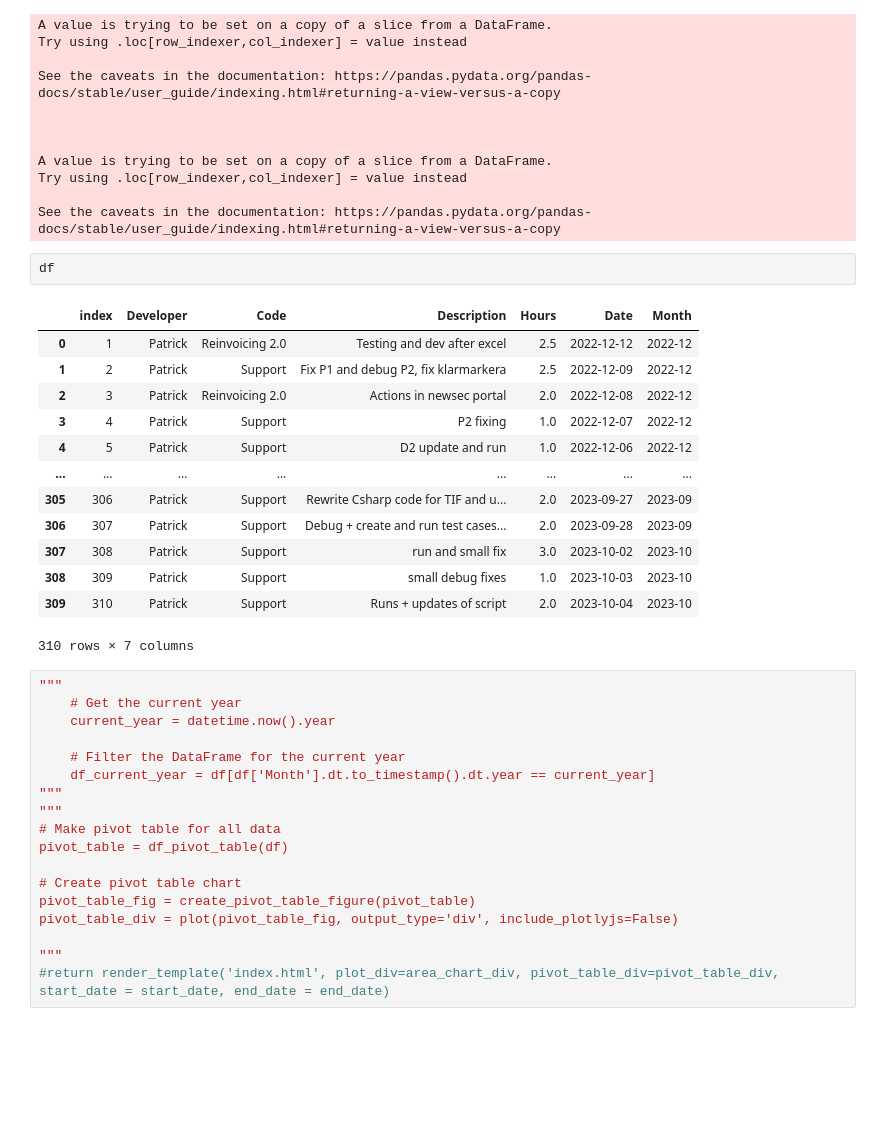
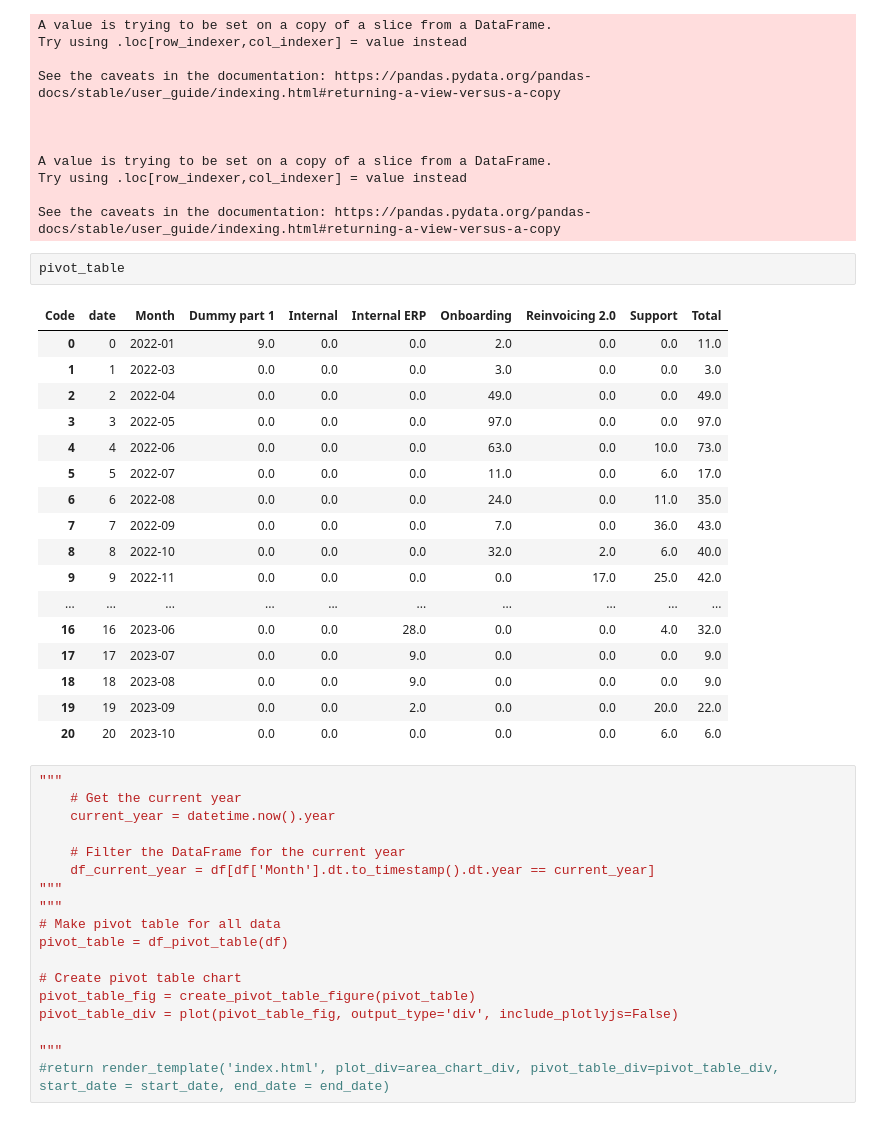
Before and after one commit to pzazFW/dashboardWbpage, a Jupyter notebook: test.ipynb, the cells around one changed output. Cells and saved outputs as stored; diff of their text form; blank space fills up the shorter version.

```diff
--- a/test.ipynb
+++ b/test.ipynb
@@ -51,22 +51,26 @@ A value is trying to be set on a copy of a slice from a DataFrame.
 Try using .loc[row_indexer,col_indexer] = value instead
 
 See the caveats in the documentation: https://pandas.pydata.org/pandas-docs/stable/user_guide/indexing.html#returning-a-view-versus-a-copy
-# %%
-df
-# %% [output]
-|  | index | Developer | Code | Description | Hours | Date | Month |
-| 0 | 1 | Patrick | Reinvoicing 2.0 | Testing and dev after excel | 2.5 | 2022-12-12 | 2022-12 |
-| 1 | 2 | Patrick | Support | Fix P1 and debug P2, fix klarmarkera | 2.5 | 2022-12-09 | 2022-12 |
-| 2 | 3 | Patrick | Reinvoicing 2.0 | Actions in newsec portal | 2.0 | 2022-12-08 | 2022-12 |
-| 3 | 4 | Patrick | Support | P2 fixing | 1.0 | 2022-12-07 | 2022-12 |
-| 4 | 5 | Patrick | Support | D2 update and run | 1.0 | 2022-12-06 | 2022-12 |
-| ... | ... | ... | ... | ... | ... | ... | ... |
-| 305 | 306 | Patrick | Support | Rewrite Csharp code for TIF and u... | 2.0 | 2023-09-27 | 2023-09 |
-| 306 | 307 | Patrick | Support | Debug + create and run test cases... | 2.0 | 2023-09-28 | 2023-09 |
-| 307 | 308 | Patrick | Support | run and small fix | 3.0 | 2023-10-02 | 2023-10 |
-| 308 | 309 | Patrick | Support | small debug fixes | 1.0 | 2023-10-03 | 2023-10 |
-| 309 | 310 | Patrick | Support | Runs + updates of script | 2.0 | 2023-10-04 | 2023-10 |
-310 rows × 7 columns
+# %%
+pivot_table
+# %% [output]
+| Code | date | Month | Dummy part 1 | Internal | Internal ERP | Onboarding | Reinvoicing 2.0 | Support | Total |
+| 0 | 0 | 2022-01 | 9.0 | 0.0 | 0.0 | 2.0 | 0.0 | 0.0 | 11.0 |
+| 1 | 1 | 2022-03 | 0.0 | 0.0 | 0.0 | 3.0 | 0.0 | 0.0 | 3.0 |
+| 2 | 2 | 2022-04 | 0.0 | 0.0 | 0.0 | 49.0 | 0.0 | 0.0 | 49.0 |
+| 3 | 3 | 2022-05 | 0.0 | 0.0 | 0.0 | 97.0 | 0.0 | 0.0 | 97.0 |
+| 4 | 4 | 2022-06 | 0.0 | 0.0 | 0.0 | 63.0 | 0.0 | 10.0 | 73.0 |
+| 5 | 5 | 2022-07 | 0.0 | 0.0 | 0.0 | 11.0 | 0.0 | 6.0 | 17.0 |
+| 6 | 6 | 2022-08 | 0.0 | 0.0 | 0.0 | 24.0 | 0.0 | 11.0 | 35.0 |
+| 7 | 7 | 2022-09 | 0.0 | 0.0 | 0.0 | 7.0 | 0.0 | 36.0 | 43.0 |
+| 8 | 8 | 2022-10 | 0.0 | 0.0 | 0.0 | 32.0 | 2.0 | 6.0 | 40.0 |
+| 9 | 9 | 2022-11 | 0.0 | 0.0 | 0.0 | 0.0 | 17.0 | 25.0 | 42.0 |
+| ... | ... | ... | ... | ... | ... | ... | ... | ... | ... |
+| 16 | 16 | 2023-06 | 0.0 | 0.0 | 28.0 | 0.0 | 0.0 | 4.0 | 32.0 |
+| 17 | 17 | 2023-07 | 0.0 | 0.0 | 9.0 | 0.0 | 0.0 | 0.0 | 9.0 |
+| 18 | 18 | 2023-08 | 0.0 | 0.0 | 9.0 | 0.0 | 0.0 | 0.0 | 9.0 |
+| 19 | 19 | 2023-09 | 0.0 | 0.0 | 2.0 | 0.0 | 0.0 | 20.0 | 22.0 |
+| 20 | 20 | 2023-10 | 0.0 | 0.0 | 0.0 | 0.0 | 0.0 | 6.0 | 6.0 |
 # %%
 """
     # Get the current year
```
Also changed, not shown: 4 other files.
